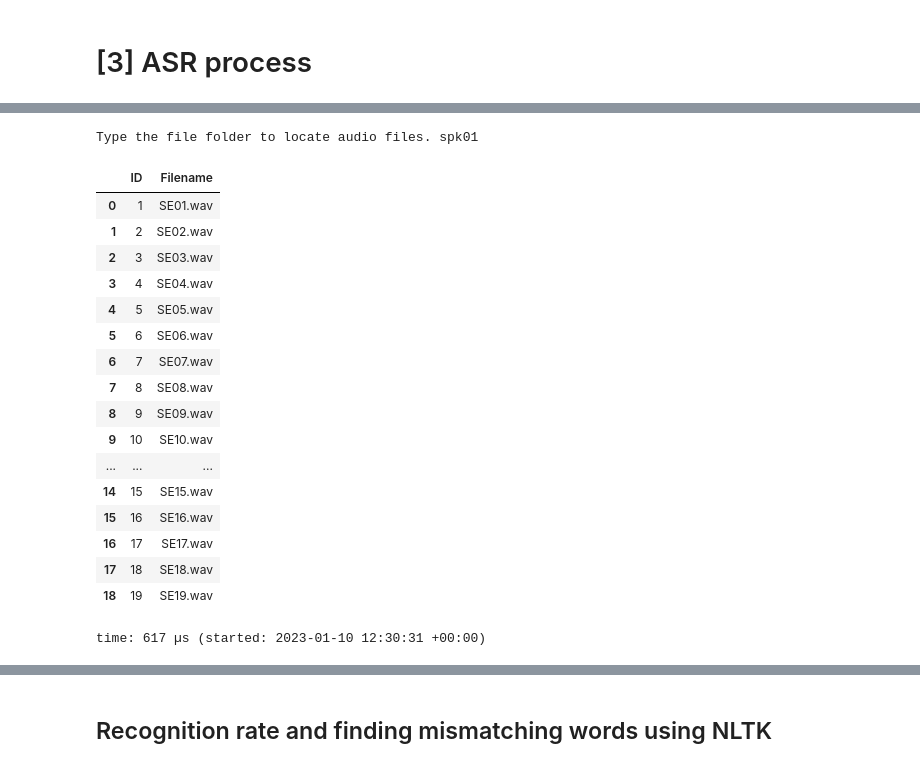
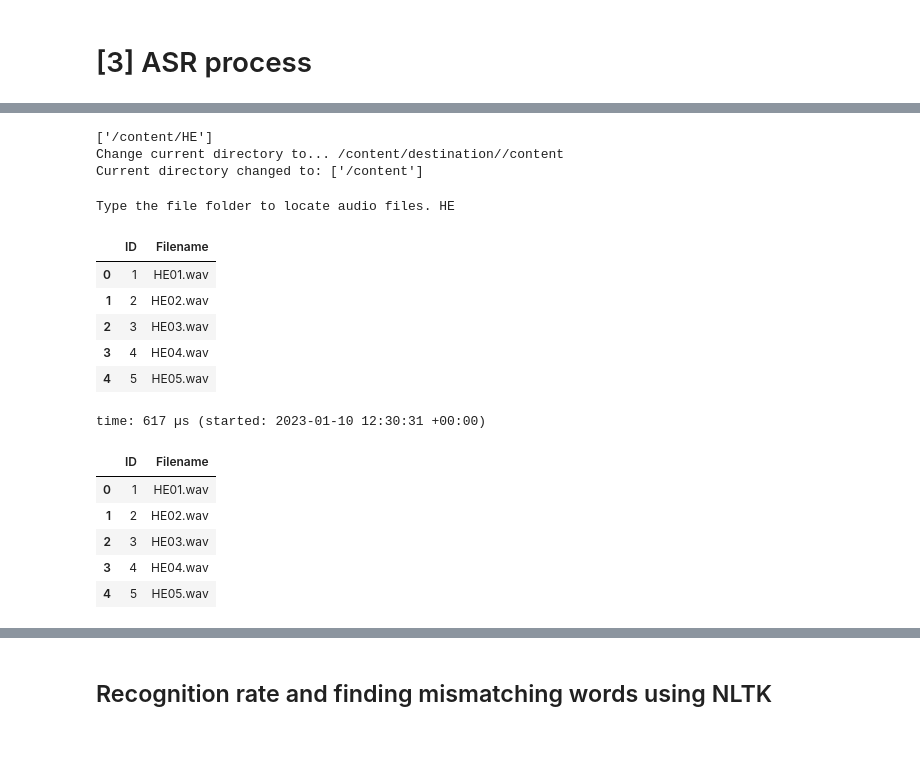
Before and after one commit to MK316/workspace, a Jupyter notebook: ASR01/ASR05_ProcessAll.ipynb, the cells around one changed output, grey strips where cells are left out. Drawn from its saved outputs; the diff is of its cells as text; code cells hidden in the pictures; blank space fills up the shorter version.

```diff
--- a/ASR01/ASR05_ProcessAll.ipynb
+++ b/ASR01/ASR05_ProcessAll.ipynb
@@ -108,49 +108,45 @@ model = whisper.load_model('base.en')
+# %%
+#@markdown 🎯Change directory to the audio file folder
+/
+# %% [output]
+['/content/HE']
+Change current directory to... /content/destination//content
+Current directory changed to: ['/content']
 # %%
 #@markdown 🎯 Create a file list as a dataframe (df1)
 import os
 import pandas as pd
 
 filepath = input("Type the file folder to locate audio files. ")
 dir_path = str(filepath)
 dir_files = os.listdir(dir_path)
 str1 = 'wav'
 flist = []
 
 for i in range(0, len(dir_files)):
   str2 = dir_files[i]
   if str1 in str2:
     flist.append(str2)
 
 flist = sorted(flist)
 
 df1 = pd.DataFrame()
 n = len(flist)
 nt = n + 1
 fn = range(1, nt)
 df1['ID'] = fn
 df1['Filename'] = flist
 
 # print(df.to_string(index=False))
-df1
+df1.head()
 # %% [output]
-Type the file folder to locate audio files. spk01
+Type the file folder to locate audio files. HE
 |  | ID | Filename |
-| 0 | 1 | SE01.wav |
-| 1 | 2 | SE02.wav |
-| 2 | 3 | SE03.wav |
-| 3 | 4 | SE04.wav |
-| 4 | 5 | SE05.wav |
-| 5 | 6 | SE06.wav |
-| 6 | 7 | SE07.wav |
-| 7 | 8 | SE08.wav |
-| 8 | 9 | SE09.wav |
-| 9 | 10 | SE10.wav |
-| ... | ... | ... |
-| 14 | 15 | SE15.wav |
-| 15 | 16 | SE16.wav |
-| 16 | 17 | SE17.wav |
-| 17 | 18 | SE18.wav |
-| 18 | 19 | SE19.wav |
+| 0 | 1 | HE01.wav |
+| 1 | 2 | HE02.wav |
+| 2 | 3 | HE03.wav |
+| 3 | 4 | HE04.wav |
+| 4 | 5 | HE05.wav |
 # %%
 #@markdown 🎯Install {autotime} to measure runtime (From here, runtime appears automatically.)
 %%capture
@@ -158,6 +154,15 @@ Type the file folder to locate audio files. spk01
 %load_ext autotime
 # %% [output]
 time: 617 µs (started: 2023-01-10 12:30:31 +00:00)
+# %%
+df1.head()
+# %% [output]
+|  | ID | Filename |
+| 0 | 1 | HE01.wav |
+| 1 | 2 | HE02.wav |
+| 2 | 3 | HE03.wav |
+| 3 | 4 | HE04.wav |
+| 4 | 5 | HE05.wav |
 # %%
 #@markdown 🎯Change directory to the audio file folder
 import os
```
Also changed, not shown: parts of 34 cells of this notebook.
